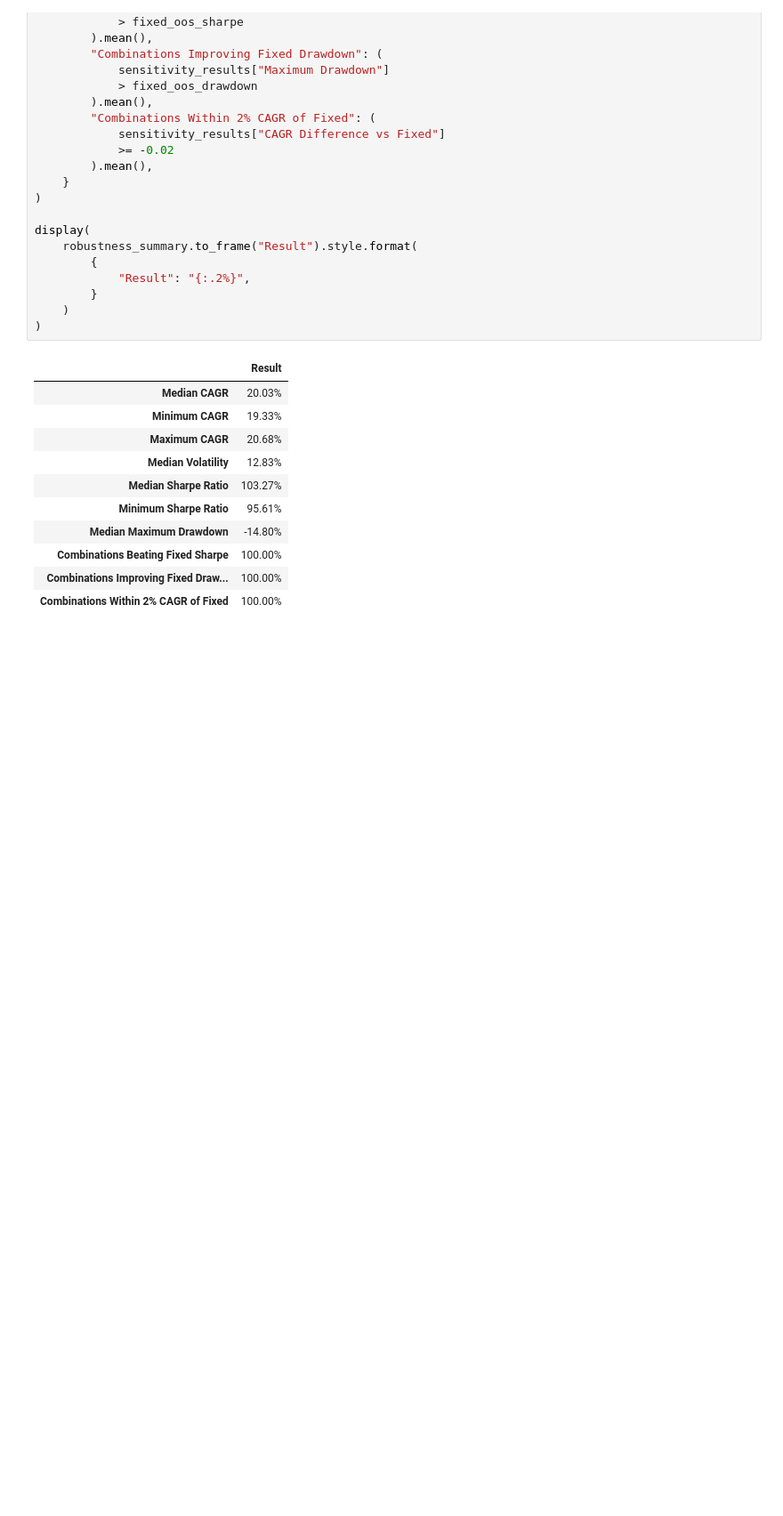
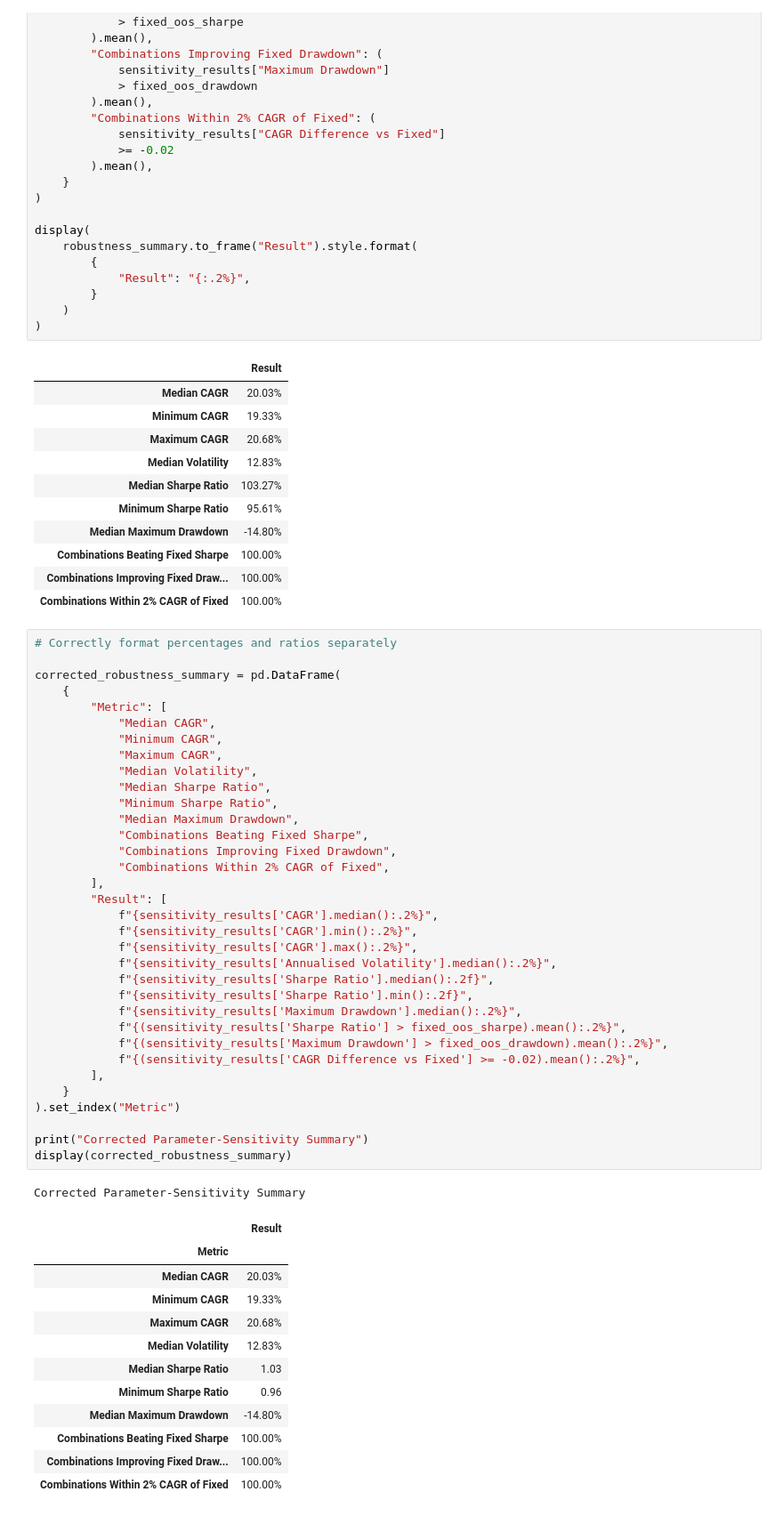
Before and after one commit to Rohil121/bharat-portfolio-lab, a Jupyter notebook: notebooks/03_robustness_testing.ipynb, the cells around one changed output. Shown at 89% size. Drawn from its saved outputs; the diff is of its cells as text; blank space fills up the shorter version.

Commit message:
Correct and interpret parameter sensitivity results

```diff
--- a/notebooks/03_robustness_testing.ipynb
+++ b/notebooks/03_robustness_testing.ipynb
@@ -1921,3 +1921,51 @@ display(
 | Combinations Beating Fixed Sharpe | 100.00% |
 | Combinations Improving Fixed Draw... | 100.00% |
 | Combinations Within 2% CAGR of Fixed | 100.00% |
+# %%
+# Correctly format percentages and ratios separately
+
+corrected_robustness_summary = pd.DataFrame(
+    {
+        "Metric": [
+            "Median CAGR",
+            "Minimum CAGR",
+            "Maximum CAGR",
+            "Median Volatility",
+            "Median Sharpe Ratio",
+            "Minimum Sharpe Ratio",
+            "Median Maximum Drawdown",
+            "Combinations Beating Fixed Sharpe",
+            "Combinations Improving Fixed Drawdown",
+            "Combinations Within 2% CAGR of Fixed",
+        ],
+        "Result": [
+            f"{sensitivity_results['CAGR'].median():.2%}",
+            f"{sensitivity_results['CAGR'].min():.2%}",
+            f"{sensitivity_results['CAGR'].max():.2%}",
+            f"{sensitivity_results['Annualised Volatility'].median():.2%}",
+            f"{sensitivity_results['Sharpe Ratio'].median():.2f}",
+            f"{sensitivity_results['Sharpe Ratio'].min():.2f}",
+            f"{sensitivity_results['Maximum Drawdown'].median():.2%}",
+            f"{(sensitivity_results['Sharpe Ratio'] > fixed_oos_sharpe).mean():.2%}",
+            f"{(sensitivity_results['Maximum Drawdown'] > fixed_oos_drawdown).mean():.2%}",
+            f"{(sensitivity_results['CAGR Difference vs Fixed'] >= -0.02).mean():.2%}",
+        ],
+    }
+).set_index("Metric")
+
+print("Corrected Parameter-Sensitivity Summary")
+display(corrected_robustness_summary)
+# %% [output]
+Corrected Parameter-Sensitivity Summary
+|  | Result |
+| Metric |  |
+| Median CAGR | 20.03% |
+| Minimum CAGR | 19.33% |
+| Maximum CAGR | 20.68% |
+| Median Volatility | 12.83% |
+| Median Sharpe Ratio | 1.03 |
+| Minimum Sharpe Ratio | 0.96 |
+| Median Maximum Drawdown | -14.80% |
+| Combinations Beating Fixed Sharpe | 100.00% |
+| Combinations Improving Fixed Draw... | 100.00% |
+| Combinations Within 2% CAGR of Fixed | 100.00% |
```
Also changed, not shown: parts of 1 cell of this notebook.
